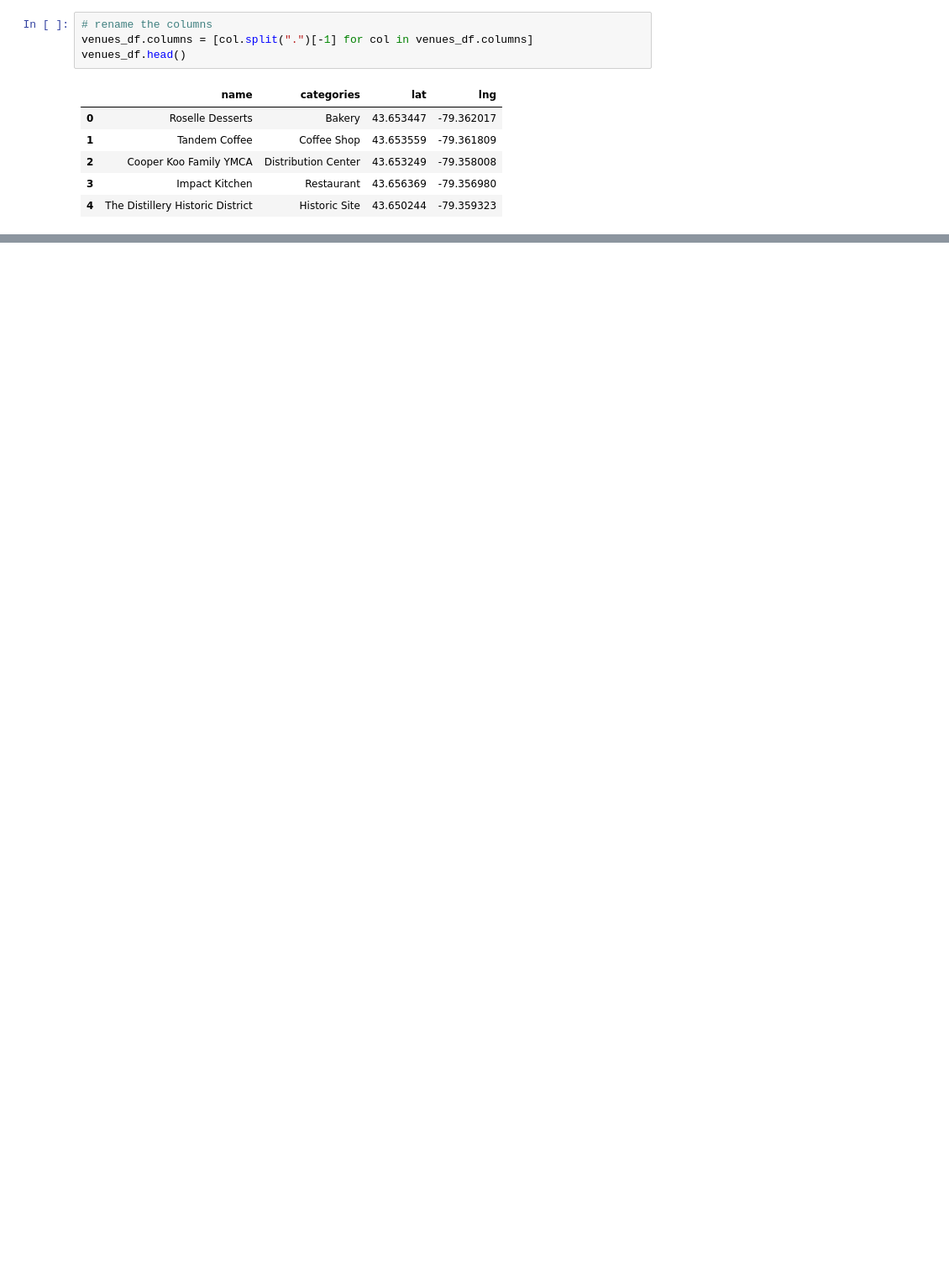
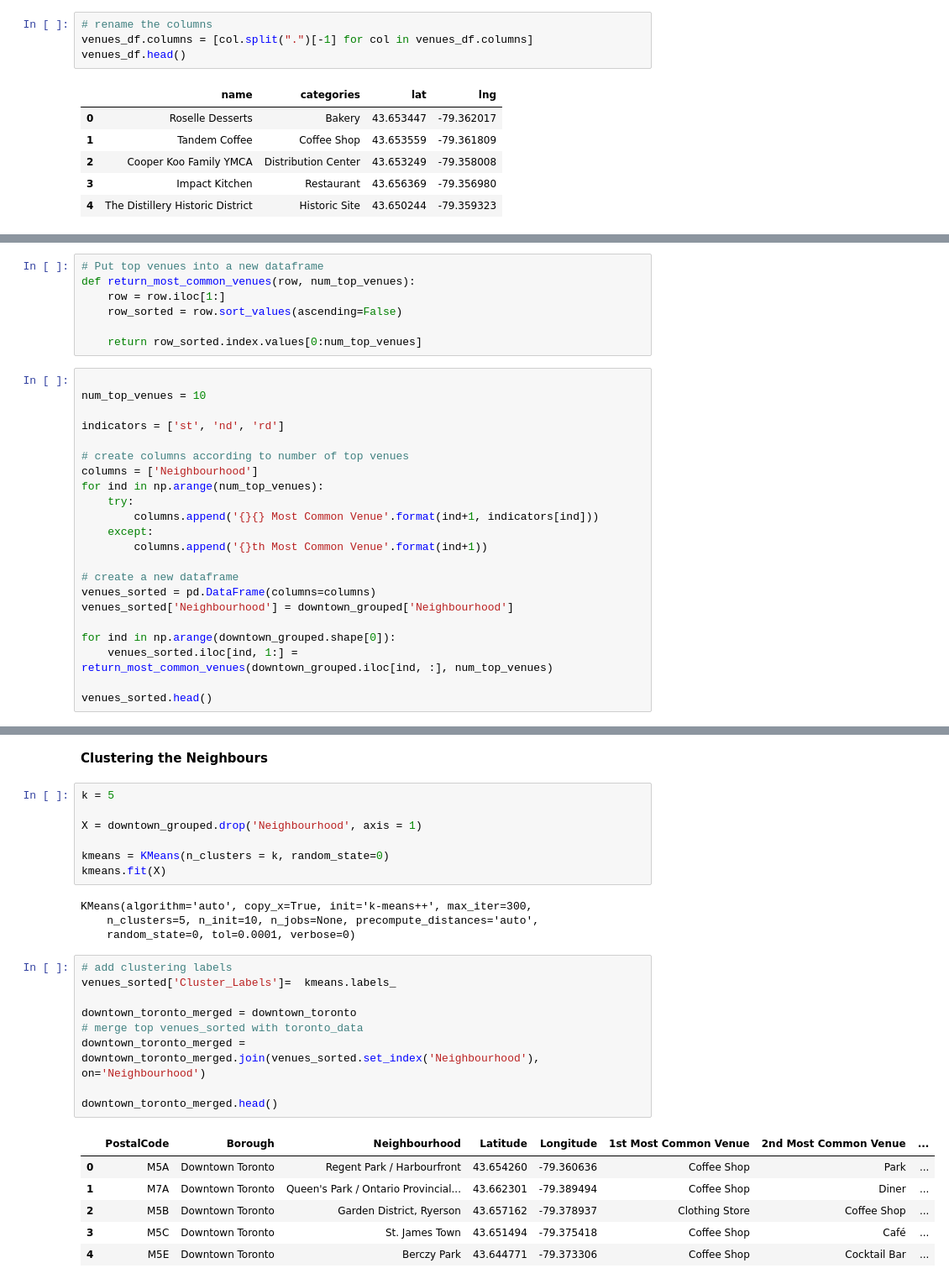
Before and after one commit to hefangzhang/Coursera_Capstone, a Jupyter notebook: Capstone-week3.ipynb, the cells around one changed output, grey strips where cells are left out. Shown at 84% size. Cells and saved outputs as stored; diff of their text form; blank space fills up the shorter version.

```diff
--- a/Capstone-week3.ipynb
+++ b/Capstone-week3.ipynb
@@ -364,0 +478,29 @@ donwntown_venues = get_near_by_venues(names=downtown_toronto['Neighbourhood'],la
+# %%
+# Put top venues into a new dataframe
+def return_most_common_venues(row, num_top_venues):
+    row = row.iloc[1:]
+    row_sorted = row.sort_values(ascending=False)
+
+    return row_sorted.index.values[0:num_top_venues]
+# %%
+
+num_top_venues = 10
+
+indicators = ['st', 'nd', 'rd']
+
+# create columns according to number of top venues
+columns = ['Neighbourhood']
+for ind in np.arange(num_top_venues):
+    try:
+        columns.append('{}{} Most Common Venue'.format(ind+1, indicators[ind]))
+    except:
+        columns.append('{}th Most Common Venue'.format(ind+1))
+
+# create a new dataframe
+venues_sorted = pd.DataFrame(columns=columns)
+venues_sorted['Neighbourhood'] = downtown_grouped['Neighbourhood']
+
+for ind in np.arange(downtown_grouped.shape[0]):
+    venues_sorted.iloc[ind, 1:] = return_most_common_venues(downtown_grouped.iloc[ind, :], num_top_venues)
+
+venues_sorted.head()
@@ -364,0 +514,29 @@ donwntown_venues = get_near_by_venues(names=downtown_toronto['Neighbourhood'],la
+# %% [markdown]
+**Clustering the Neighbours**
+# %%
+k = 5
+
+X = downtown_grouped.drop('Neighbourhood', axis = 1)
+
+kmeans = KMeans(n_clusters = k, random_state=0)
+kmeans.fit(X)
+# %% [output]
+KMeans(algorithm='auto', copy_x=True, init='k-means++', max_iter=300,
+    n_clusters=5, n_init=10, n_jobs=None, precompute_distances='auto',
+    random_state=0, tol=0.0001, verbose=0)
+# %%
+# add clustering labels
+venues_sorted['Cluster_Labels']=  kmeans.labels_
+
+downtown_toronto_merged = downtown_toronto
+# merge top venues_sorted with toronto_data
+downtown_toronto_merged = downtown_toronto_merged.join(venues_sorted.set_index('Neighbourhood'), on='Neighbourhood')
+
+downtown_toronto_merged.head()
+# %% [output]
+|  | PostalCode | Borough | Neighbourhood | Latitude | Longitude | 1st Most Common Venue | 2nd Most Common Venue | ... |
+| 0 | M5A | Downtown Toronto | Regent Park / Harbourfront | 43.654260 | -79.360636 | Coffee Shop | Park | ... |
+| 1 | M7A | Downtown Toronto | Queen's Park / Ontario Provincial... | 43.662301 | -79.389494 | Coffee Shop | Diner | ... |
+| 2 | M5B | Downtown Toronto | Garden District, Ryerson | 43.657162 | -79.378937 | Clothing Store | Coffee Shop | ... |
+| 3 | M5C | Downtown Toronto | St. James Town | 43.651494 | -79.375418 | Coffee Shop | Café | ... |
+| 4 | M5E | Downtown Toronto | Berczy Park | 43.644771 | -79.373306 | Coffee Shop | Cocktail Bar | ... |
```
Also changed, not shown: parts of 10 cells of this notebook.
